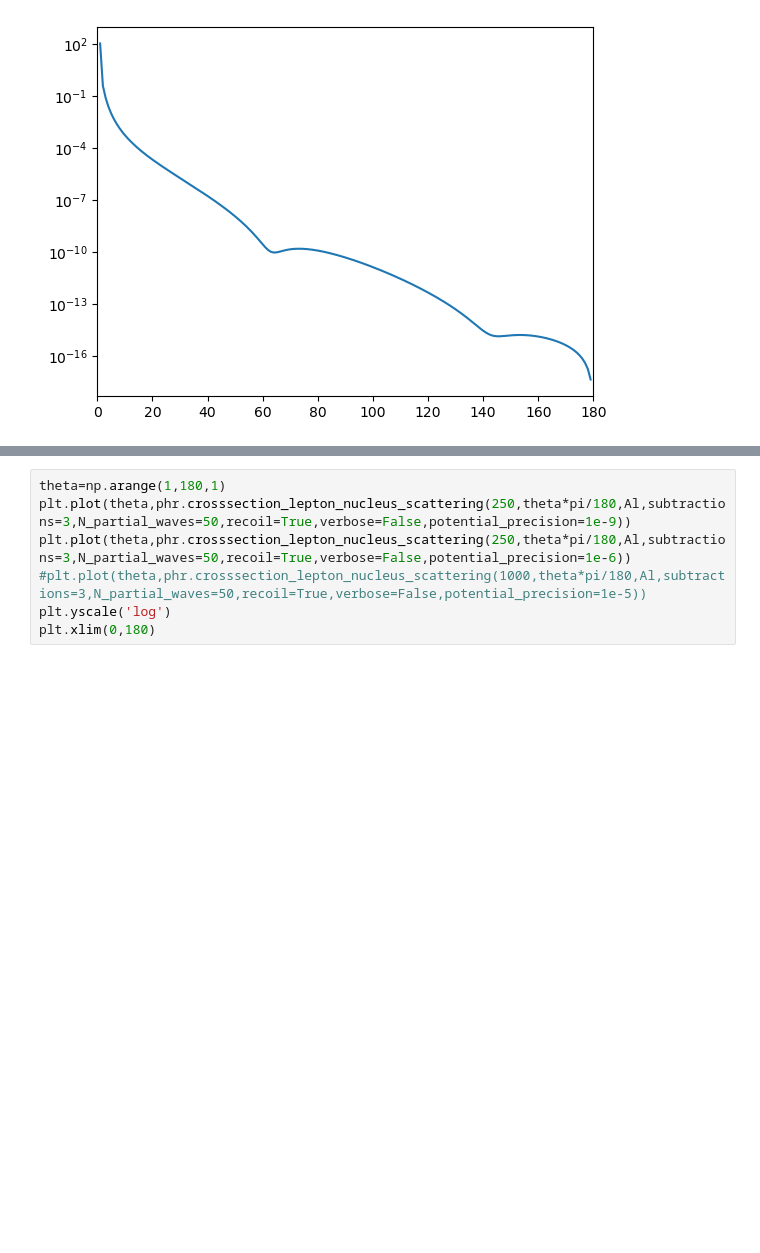
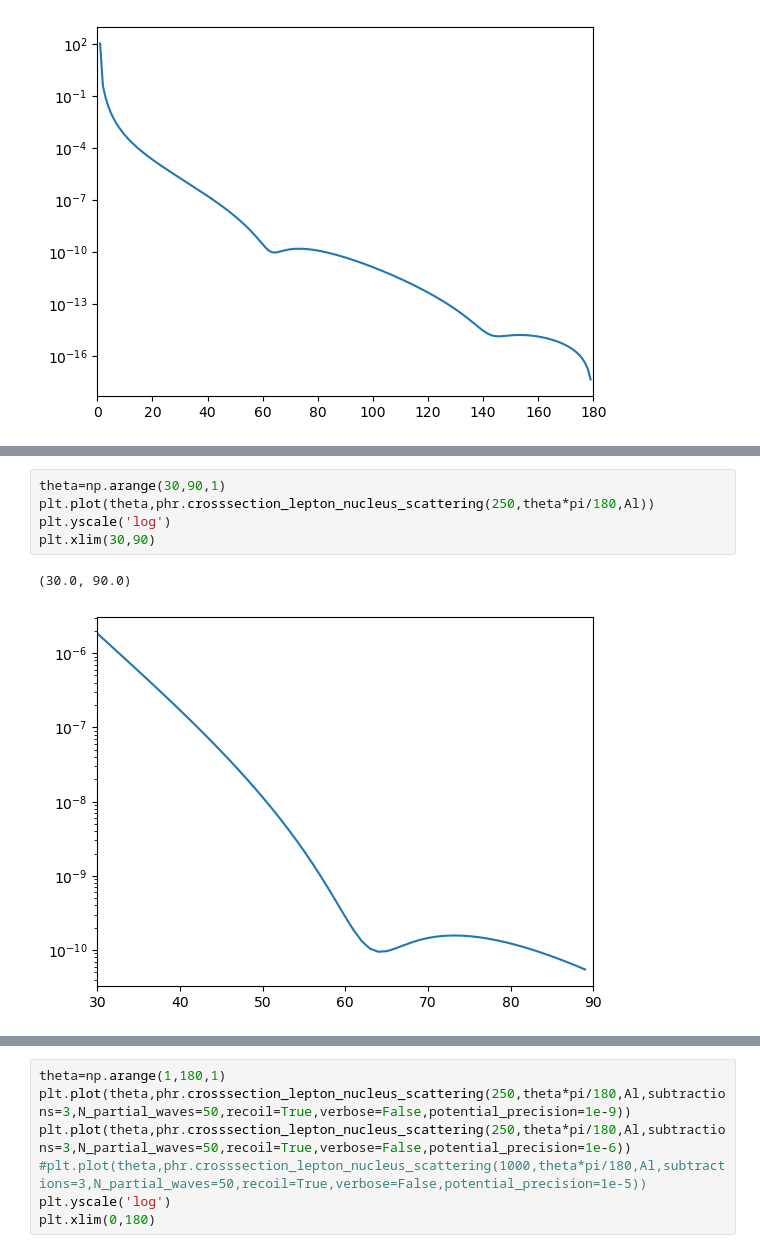
Before and after one commit to Partynumbers42/phasr, a Jupyter notebook: TemporaryTesting.ipynb, the cells around one changed output, grey strips where cells are left out. Drawn from its saved outputs; the diff is of its cells as text; blank space fills up the shorter version.

```diff
--- a/TemporaryTesting.ipynb
+++ b/TemporaryTesting.ipynb
@@ -1765,0 +1875,8 @@ plt.xlim(0,180)
+# %%
+theta=np.arange(30,90,1)
+plt.plot(theta,phr.crosssection_lepton_nucleus_scattering(250,theta*pi/180,Al))
+plt.yscale('log')
+plt.xlim(30,90)
+# %% [output]
+(30.0, 90.0)
+[figure, added]
```
Also changed, not shown: parts of 11 cells of this notebook, 2 other files.
